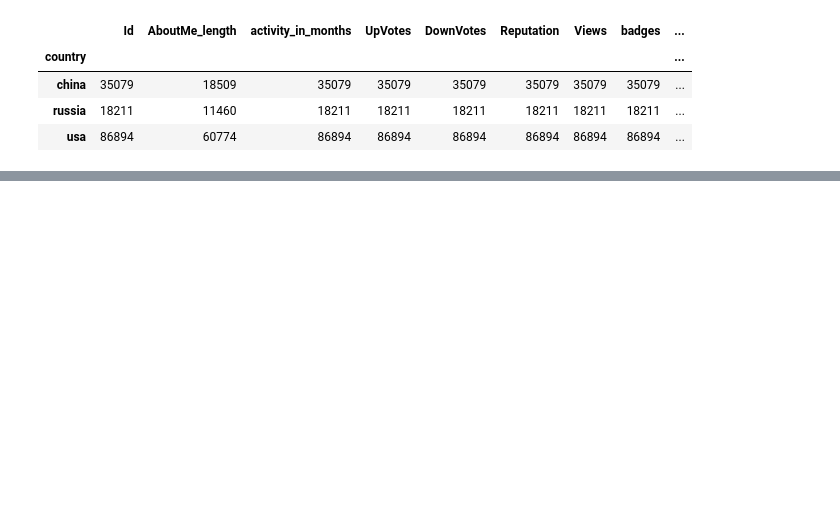
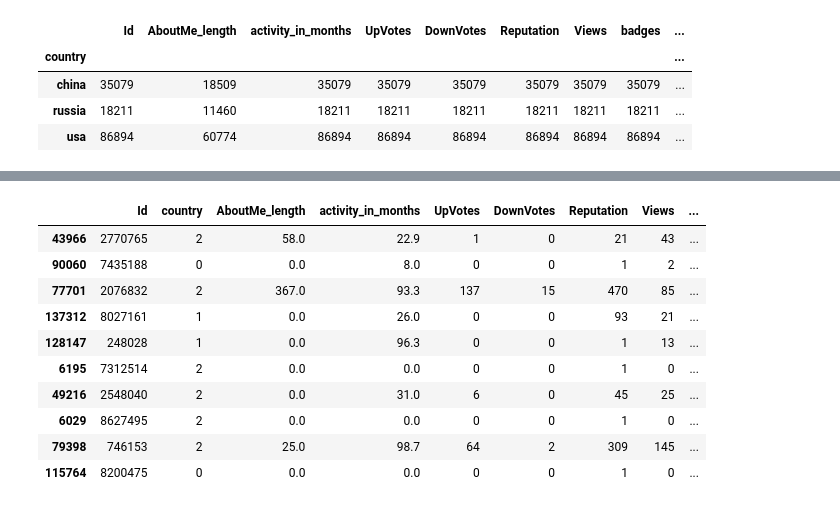
Before and after one commit to zolduoarrati/repos, a Jupyter notebook: Python/Jupyter/ML/classifications.ipynb, the cells around one changed output, grey strips where cells are left out. Drawn from its saved outputs; the diff is of its cells as text; code cells hidden in the pictures; blank space fills up the shorter version.

```diff
--- a/Python/Jupyter/ML/classifications.ipynb
+++ b/Python/Jupyter/ML/classifications.ipynb
@@ -205,0 +200,14 @@ encode_features(df)
+# %%
+df.sample(10)
+# %% [output]
+|  | Id | country | AboutMe_length | activity_in_months | UpVotes | DownVotes | Reputation | Views | ... |
+| 43966 | 2770765 | 2 | 58.0 | 22.9 | 1 | 0 | 21 | 43 | ... |
+| 90060 | 7435188 | 0 | 0.0 | 8.0 | 0 | 0 | 1 | 2 | ... |
+| 77701 | 2076832 | 2 | 367.0 | 93.3 | 137 | 15 | 470 | 85 | ... |
+| 137312 | 8027161 | 1 | 0.0 | 26.0 | 0 | 0 | 93 | 21 | ... |
+| 128147 | 248028 | 1 | 0.0 | 96.3 | 0 | 0 | 1 | 13 | ... |
+| 6195 | 7312514 | 2 | 0.0 | 0.0 | 0 | 0 | 1 | 0 | ... |
+| 49216 | 2548040 | 2 | 0.0 | 31.0 | 6 | 0 | 45 | 25 | ... |
+| 6029 | 8627495 | 2 | 0.0 | 0.0 | 0 | 0 | 1 | 0 | ... |
+| 79398 | 746153 | 2 | 25.0 | 98.7 | 64 | 2 | 309 | 145 | ... |
+| 115764 | 8200475 | 0 | 0.0 | 0.0 | 0 | 0 | 1 | 0 | ... |
```
Also changed, not shown: parts of 8 cells of this notebook.
